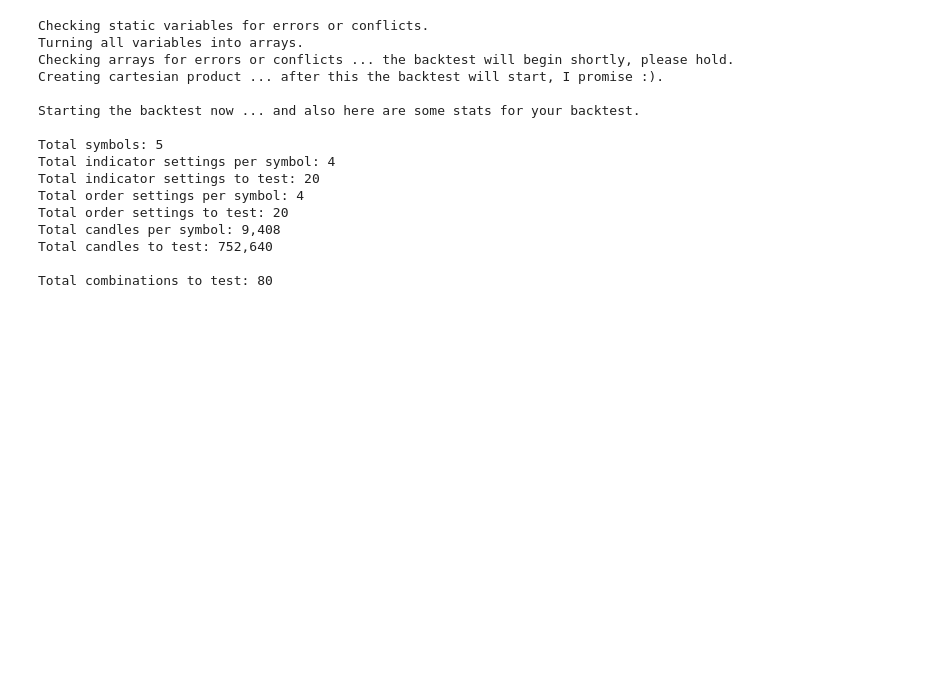
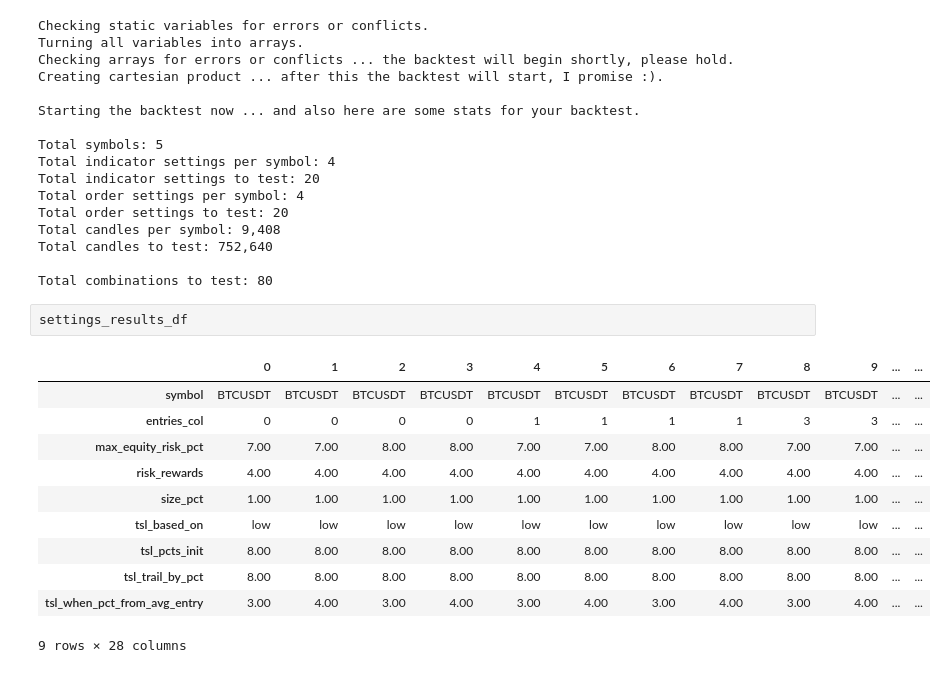
Before and after one commit to quantfreedom/QuantFreedom, a Jupyter notebook: levon_test/test_simulate_functionallity.ipynb, the cells around one changed output. Cells and saved outputs as stored; diff of their text form; blank space fills up the shorter version.

```diff
--- a/levon_test/test_simulate_functionallity.ipynb
+++ b/levon_test/test_simulate_functionallity.ipynb
@@ -103,4 +103,18 @@ Total candles per symbol: 9,408
 Total candles to test: 752,640
 
 Total combinations to test: 80
+# %%
+settings_results_df
+# %% [output]
+|  | 0 | 1 | 2 | 3 | 4 | 5 | 6 | 7 | 8 | 9 | ... | ... |
+| symbol | BTCUSDT | BTCUSDT | BTCUSDT | BTCUSDT | BTCUSDT | BTCUSDT | BTCUSDT | BTCUSDT | BTCUSDT | BTCUSDT | ... | ... |
+| entries_col | 0 | 0 | 0 | 0 | 1 | 1 | 1 | 1 | 3 | 3 | ... | ... |
+| max_equity_risk_pct | 7.00 | 7.00 | 8.00 | 8.00 | 7.00 | 7.00 | 8.00 | 8.00 | 7.00 | 7.00 | ... | ... |
+| risk_rewards | 4.00 | 4.00 | 4.00 | 4.00 | 4.00 | 4.00 | 4.00 | 4.00 | 4.00 | 4.00 | ... | ... |
+| size_pct | 1.00 | 1.00 | 1.00 | 1.00 | 1.00 | 1.00 | 1.00 | 1.00 | 1.00 | 1.00 | ... | ... |
+| tsl_based_on | low | low | low | low | low | low | low | low | low | low | ... | ... |
+| tsl_pcts_init | 8.00 | 8.00 | 8.00 | 8.00 | 8.00 | 8.00 | 8.00 | 8.00 | 8.00 | 8.00 | ... | ... |
+| tsl_trail_by_pct | 8.00 | 8.00 | 8.00 | 8.00 | 8.00 | 8.00 | 8.00 | 8.00 | 8.00 | 8.00 | ... | ... |
+| tsl_when_pct_from_avg_entry | 3.00 | 4.00 | 3.00 | 4.00 | 3.00 | 4.00 | 3.00 | 4.00 | 3.00 | 4.00 | ... | ... |
+9 rows × 28 columns
 # %%
```
Also changed, not shown: parts of 6 cells of this notebook.
